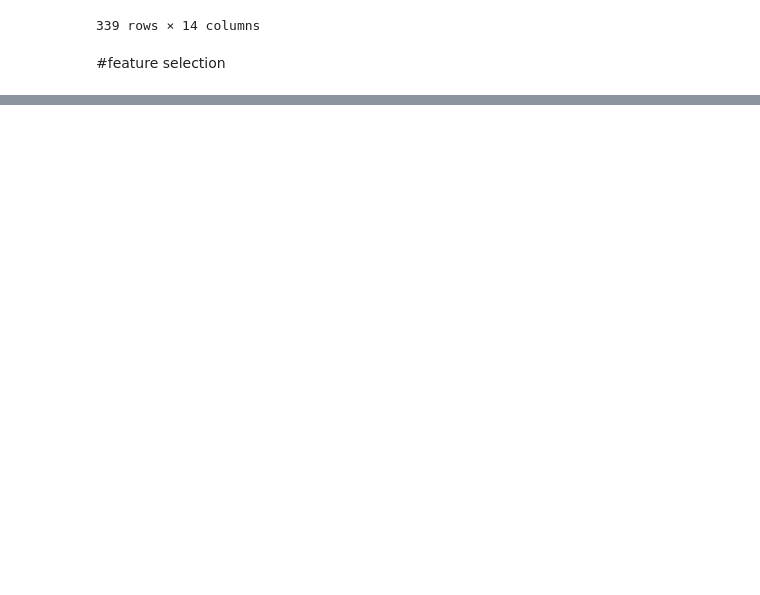
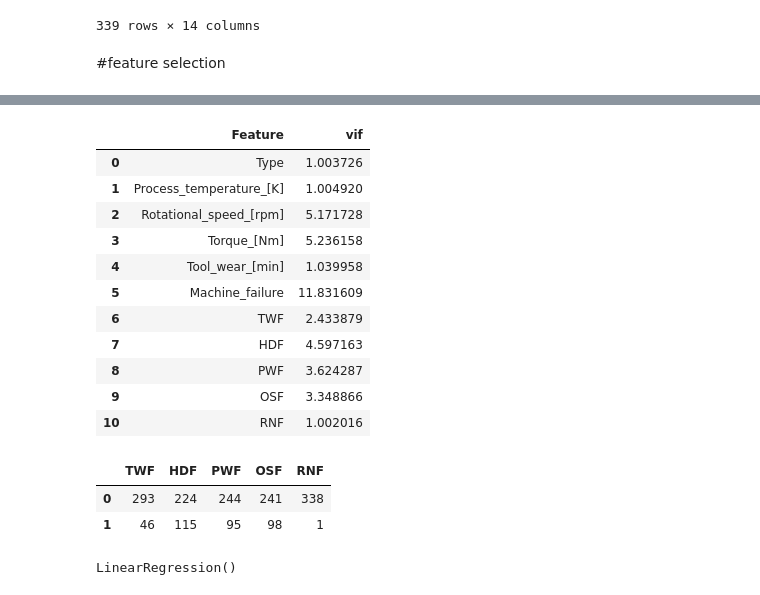
Before and after one commit to pk1308/PredictiveMaintenance, a Jupyter notebook: First_try.ipynb, the cells around one changed output, grey strips where cells are left out. Drawn from its saved outputs; the diff is of its cells as text; code cells hidden in the pictures; blank space fills up the shorter version.

```diff
--- a/First_try.ipynb
+++ b/First_try.ipynb
@@ -83,0 +108,24 @@ lm.summary()
+# %%
+vif_df
+# %% [output]
+|  | Feature | vif |
+| 0 | Type | 1.003726 |
+| 1 | Process_temperature_[K] | 1.004920 |
+| 2 | Rotational_speed_[rpm] | 5.171728 |
+| 3 | Torque_[Nm] | 5.236158 |
+| 4 | Tool_wear_[min] | 1.039958 |
+| 5 | Machine_failure | 11.831609 |
+| 6 | TWF | 2.433879 |
+| 7 | HDF | 4.597163 |
+| 8 | PWF | 3.624287 |
+| 9 | OSF | 3.348866 |
+| 10 | RNF | 1.002016 |
+# %%
+# here we can see that machine failure is a more than 10
+# so we drop  machine as its is just a represnation of all the othe failure
+df_count =df[df['Machine failure']==1][['TWF', 'HDF', 'PWF', 'OSF', 'RNF']].apply(pd.value_counts)
+df_count
+# %% [output]
+|  | TWF | HDF | PWF | OSF | RNF |
+| 0 | 293 | 224 | 244 | 241 | 338 |
+| 1 | 46 | 115 | 95 | 98 | 1 |
@@ -83,0 +138,5 @@ lm.summary()
+# %%
+model = LinearRegression()
+model.fit(x_train,y_train)
+# %% [output]
+LinearRegression()
```
Also changed, not shown: parts of 27 cells of this notebook, 1 other file.
